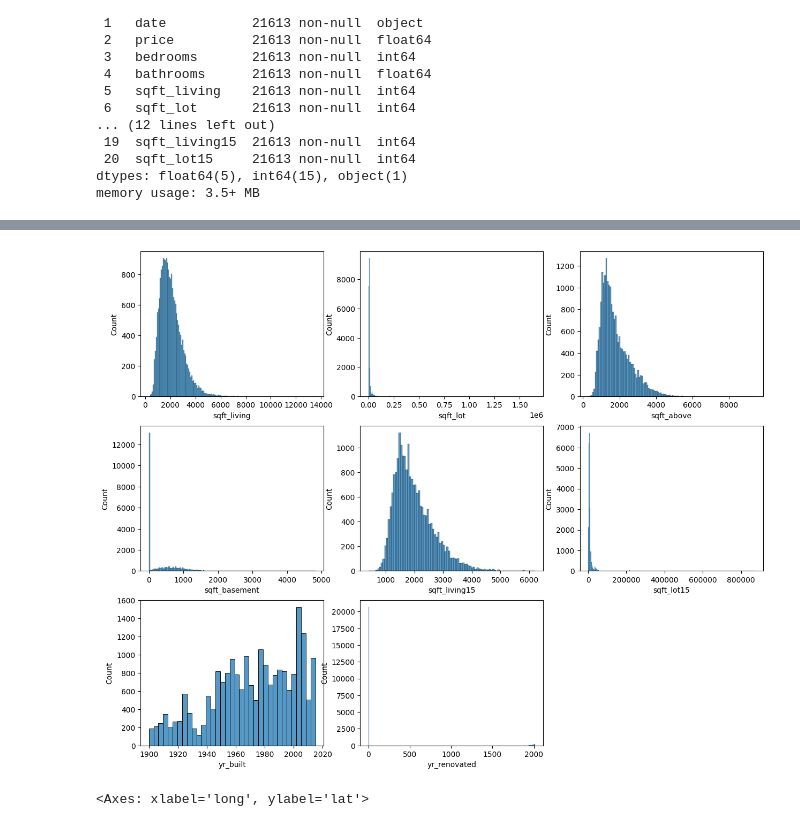
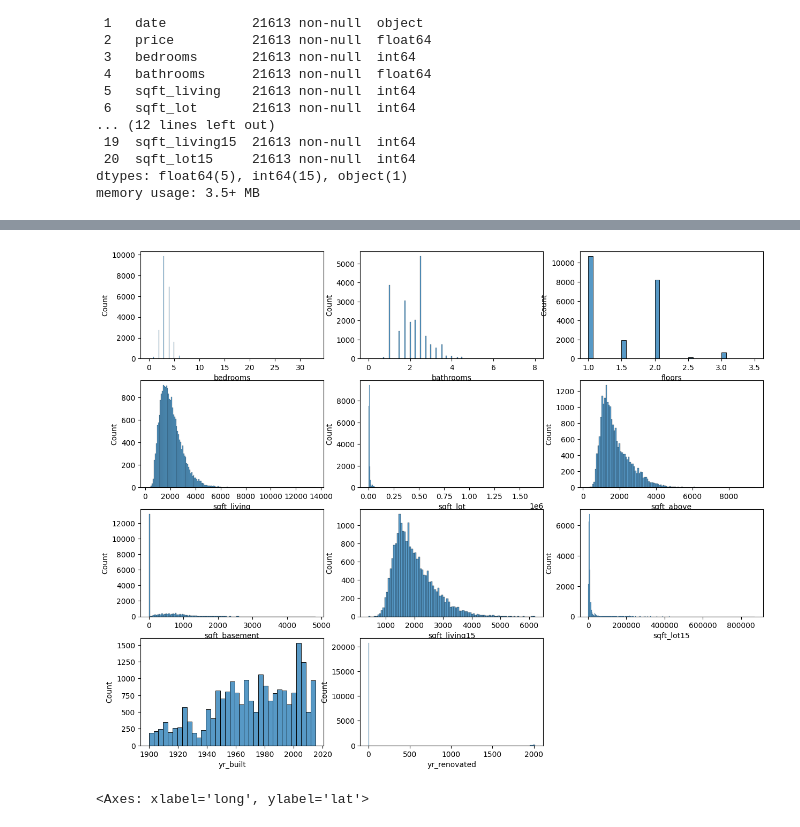
Before and after one commit to trandinhthang203/Machine-Learning-Projects, a Jupyter notebook: ML/house.ipynb, the cells around one changed output, grey strips where cells are left out. Cells and saved outputs as stored; diff of their text form; code cells hidden in the pictures.

```diff
--- a/ML/house.ipynb
+++ b/ML/house.ipynb
@@ -69,5 +69,3 @@ Data columns (total 21 columns):
  20  sqft_lot15     21613 non-null  int64
 dtypes: float64(5), int64(15), object(1)
 memory usage: 3.5+ MB
-# %%
-df.drop(columns=["id", "date", "zipcode"], inplace=True)
@@ -74,5 +117,5 @@ df.drop(columns=["id", "date", "zipcode"], inplace=True)
 # %%
-categories_columns = ["bedrooms", "bathrooms", "floors", "waterfront", "view", "condition", "grade"]
+categories_columns = ["waterfront", "view", "condition", "grade", "zipcode"]
 fig, axes = plt.subplots(nrows=3, ncols=3, figsize=(15, 12))
 axes = axes.flatten()
 
@@ -86,24 +129,24 @@ for j in range(i+1, len(axes)):
 # %%
-numerical_columns = ["sqft_living", "sqft_lot", "sqft_above", "sqft_basement", "sqft_living15", "sqft_lot15", "yr_built", "yr_renovated"]
-fig, axes = plt.subplots(nrows=3, ncols=3, figsize=(15, 12))
+numerical_columns = ["bedrooms", "bathrooms", "floors", "sqft_living", "sqft_lot", "sqft_above", "sqft_basement", "sqft_living15", "sqft_lot15", "yr_built", "yr_renovated"]
+fig, axes = plt.subplots(nrows=4, ncols=3, figsize=(15, 12))
 axes = axes.flatten()
 
 for i, col in enumerate(numerical_columns):
     sns.histplot(data=df, x=col, ax=axes[i])
 
 for j in range(i+1, len(axes)):
     axes[j].set_visible(False)
 
 # sqft_living: Diện tích không gian sống bên trong (tính bằng feet vuông)
 # sqft_lot: Diện tích lô đất (tính bằng feet vuông)
 # sqft_above: Diện tích phần trên mặt đất (không bao gồm tầng hầm)
 # sqft_basement: Diện tích tầng hầm
 # sqft_living15: Diện tích trung bình không gian sống của 15 căn nhà gần nhất
 # sqft_lot15: Diện tích trung bình lô đất của 15 căn nhà gần nhất
 # yr_built: Năm xây dựng ngôi nhà
 # yr_renovated: Năm cải tạo (0 nếu chưa từng được cải tạo)
 # %% [output]
-[figure, old version]
+[figure, new version]
 # %%
 plt.figure(figsize=(8, 6))
 
```
Also changed, not shown: parts of 8 cells of this notebook, 1 other file.
